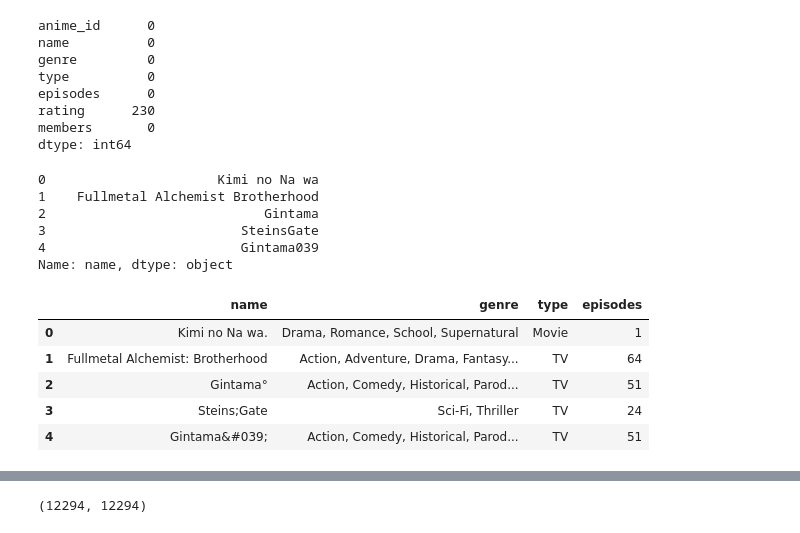
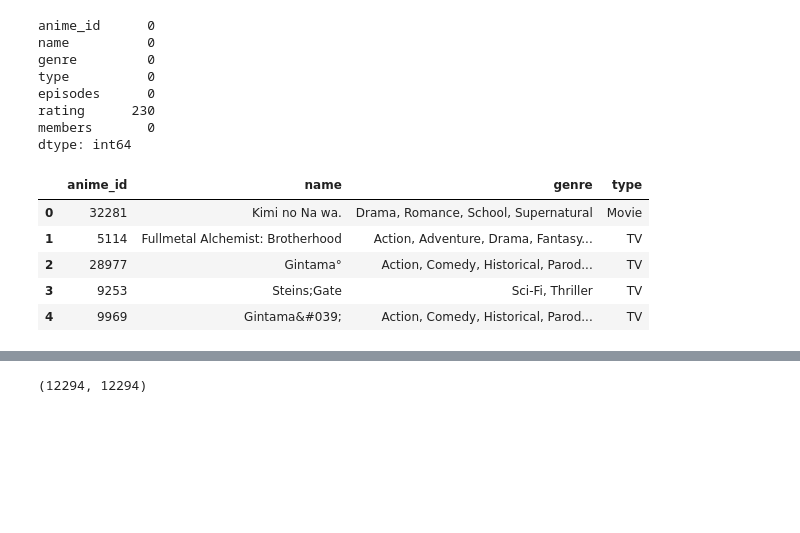
Before and after one commit to arsh1207/BigDataProject, a Jupyter notebook: Content_based_recommendation_system.ipynb, the cells around one changed output, grey strips where cells are left out. Saved outputs shown, nothing was run; the diff lists cells and outputs as text; code cells hidden in the pictures; blank space fills up the shorter version.

```diff
--- a/Content_based_recommendation_system.ipynb
+++ b/Content_based_recommendation_system.ipynb
@@ -7,8 +7,8 @@ import matplotlib.pyplot as plt
 from sklearn.feature_extraction.text import TfidfVectorizer
 from sklearn.metrics.pairwise import cosine_similarity
 # %%
-df1 = pd.read_csv("D:/Courses/big data/project/Anime/anime.csv")
-df1.head()
+df = pd.read_csv("D:/Courses/big data/project/Anime/anime.csv")
+df.head()
 # %% [output]
 |  | anime_id | name | genre | type | episodes | rating | members |
 | 0 | 32281 | Kimi no Na wa. | Drama, Romance, School, Supernatural | Movie | 1 | 9.37 | 200630 |
@@ -66,26 +65,19 @@ members       0
 dtype: int64
 # %%
 # Removing punctuation
-df['name'] = df['name'].str.replace('[^\w\s]','')
-df['name'].head()
+#df['name'] = df['name'].str.replace('[^\w\s]','')
+#df['name'].head()
-# %% [output]
-0                      Kimi no Na wa
-1    Fullmetal Alchemist Brotherhood
-2                            Gintama
-3                         SteinsGate
-4                         Gintama039
-Name: name, dtype: object
 # %%
 # Dropping unwanted columns
-df.drop(['anime_id', 'rating', 'members', 'episodes'], axis=1, inplace=True)
+df.drop(['rating', 'members', 'episodes'], axis=1, inplace=True)
 df.head()
 # %% [output]
-|  | name | genre | type | episodes |
-| 0 | Kimi no Na wa. | Drama, Romance, School, Supernatural | Movie | 1 |
-| 1 | Fullmetal Alchemist: Brotherhood | Action, Adventure, Drama, Fantasy... | TV | 64 |
-| 2 | Gintama° | Action, Comedy, Historical, Parod... | TV | 51 |
-| 3 | Steins;Gate | Sci-Fi, Thriller | TV | 24 |
-| 4 | Gintama&#039; | Action, Comedy, Historical, Parod... | TV | 51 |
+|  | anime_id | name | genre | type |
+| 0 | 32281 | Kimi no Na wa. | Drama, Romance, School, Supernatural | Movie |
+| 1 | 5114 | Fullmetal Alchemist: Brotherhood | Action, Adventure, Drama, Fantasy... | TV |
+| 2 | 28977 | Gintama° | Action, Comedy, Historical, Parod... | TV |
+| 3 | 9253 | Steins;Gate | Sci-Fi, Thriller | TV |
+| 4 | 9969 | Gintama&#039; | Action, Comedy, Historical, Parod... | TV |
 # %%
 # Converting to lower case
 df['genre'] = df['genre'].apply(lambda x: " ".join(x.lower() for x in x.split()))
```
Also changed, not shown: parts of 54 cells of this notebook.
